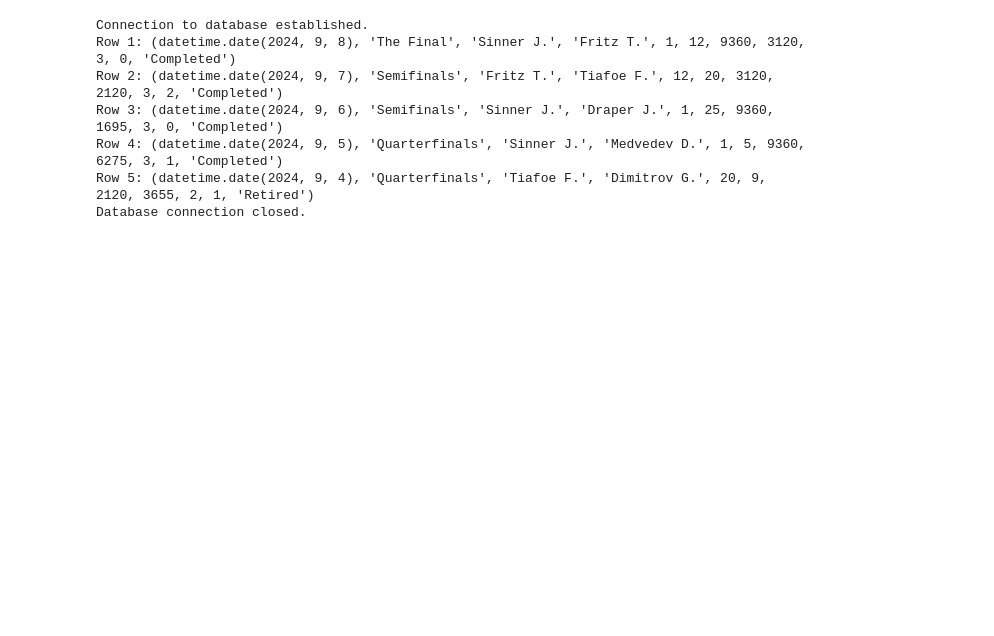
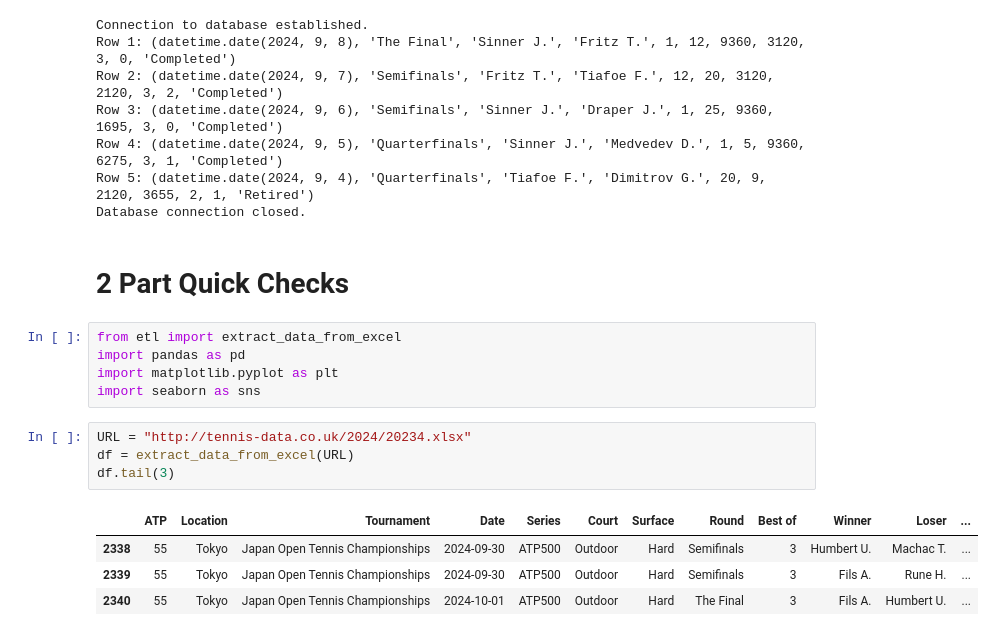
Before and after one commit to zediogocastro/smart-tennis-bet, a Jupyter notebook: simple_analytics.ipynb, the cells around one changed output. Saved outputs shown, nothing was run; the diff lists cells and outputs as text; blank space fills up the shorter version.

Commit message:
adds quick check

```diff
--- a/simple_analytics.ipynb
+++ b/simple_analytics.ipynb
@@ -113,3 +113,19 @@ Row 3: (datetime.date(2024, 9, 6), 'Semifinals', 'Sinner J.', 'Draper J.', 1, 25
 Row 4: (datetime.date(2024, 9, 5), 'Quarterfinals', 'Sinner J.', 'Medvedev D.', 1, 5, 9360, 6275, 3, 1, 'Completed')
 Row 5: (datetime.date(2024, 9, 4), 'Quarterfinals', 'Tiafoe F.', 'Dimitrov G.', 20, 9, 2120, 3655, 2, 1, 'Retired')
 Database connection closed.
+# %% [markdown]
+# 2 Part Quick Checks
+# %%
+from etl import extract_data_from_excel
+import pandas as pd
+import matplotlib.pyplot as plt
+import seaborn as sns
+# %%
+URL = "http://tennis-data.co.uk/2024/20234.xlsx"
+df = extract_data_from_excel(URL)
+df.tail(3)
+# %% [output]
+|  | ATP | Location | Tournament | Date | Series | Court | Surface | Round | Best of | Winner | Loser | ... |
+| 2338 | 55 | Tokyo | Japan Open Tennis Championships | 2024-09-30 | ATP500 | Outdoor | Hard | Semifinals | 3 | Humbert U. | Machac T. | ... |
+| 2339 | 55 | Tokyo | Japan Open Tennis Championships | 2024-09-30 | ATP500 | Outdoor | Hard | Semifinals | 3 | Fils A. | Rune H. | ... |
+| 2340 | 55 | Tokyo | Japan Open Tennis Championships | 2024-10-01 | ATP500 | Outdoor | Hard | The Final | 3 | Fils A. | Humbert U. | ... |
```
Also changed, not shown: parts of 10 cells of this notebook.
